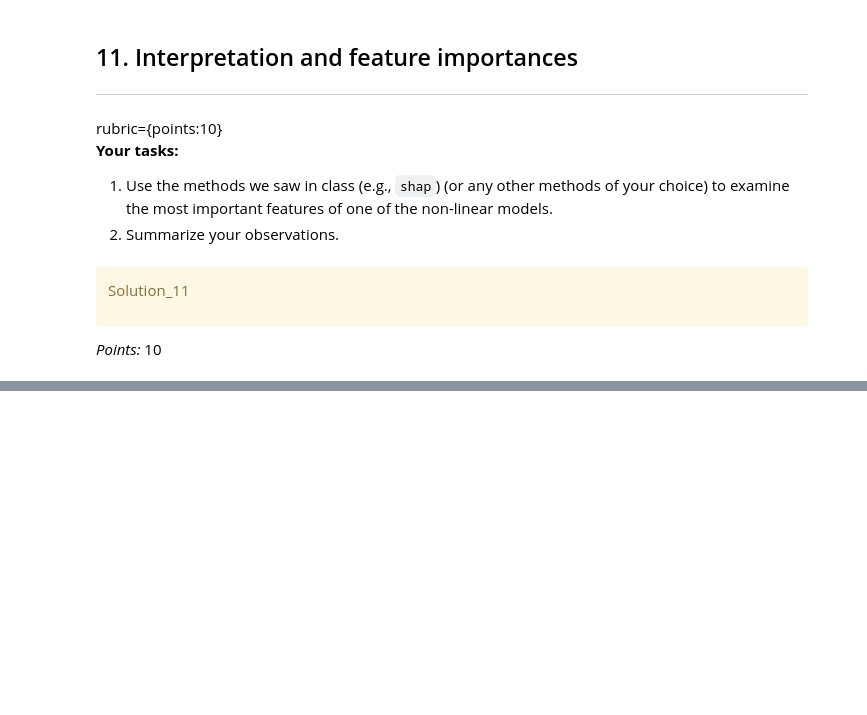
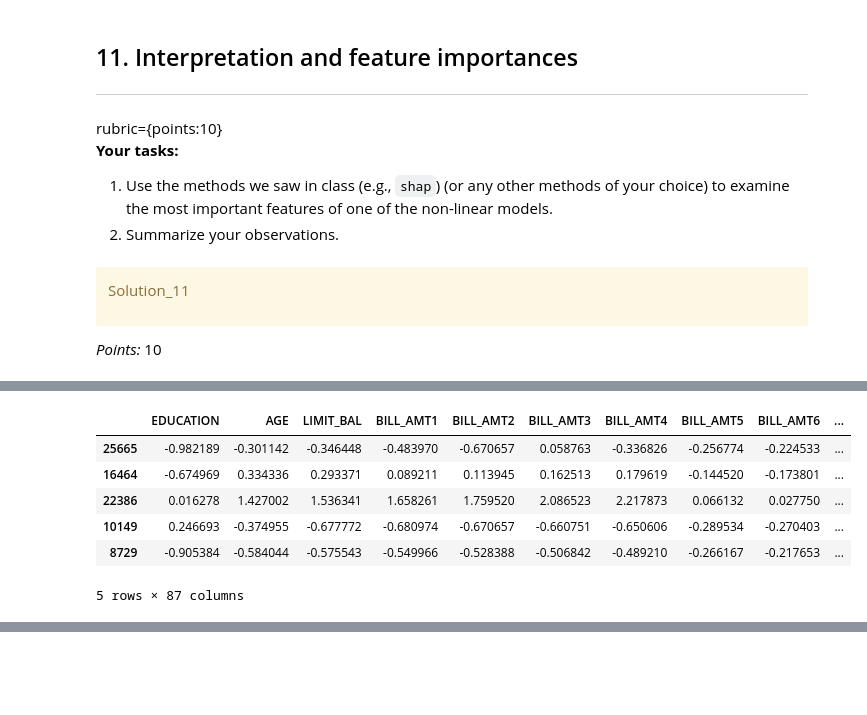
Before and after one commit to chloezandberg/cpsc330hw5, a Jupyter notebook: hw5.ipynb, the cells around one changed output, grey strips where cells are left out. Drawn from its saved outputs; the diff is of its cells as text; code cells hidden in the pictures; blank space fills up the shorter version.

```diff
--- a/hw5.ipynb
+++ b/hw5.ipynb
@@ -1169,0 +1158,15 @@ _Type your answer here, replacing this text._
+# %%
+X_test_enc = pd.DataFrame(
+    data=ct.transform(X_test).toarray(),
+    columns=column_names,
+    index=X_test.index,
+)
+X_test_enc.head()
+# %% [output]
+|  | EDUCATION | AGE | LIMIT_BAL | BILL_AMT1 | BILL_AMT2 | BILL_AMT3 | BILL_AMT4 | BILL_AMT5 | BILL_AMT6 | ... |
+| 25665 | -0.982189 | -0.301142 | -0.346448 | -0.483970 | -0.670657 | 0.058763 | -0.336826 | -0.256774 | -0.224533 | ... |
+| 16464 | -0.674969 | 0.334336 | 0.293371 | 0.089211 | 0.113945 | 0.162513 | 0.179619 | -0.144520 | -0.173801 | ... |
+| 22386 | 0.016278 | 1.427002 | 1.536341 | 1.658261 | 1.759520 | 2.086523 | 2.217873 | 0.066132 | 0.027750 | ... |
+| 10149 | 0.246693 | -0.374955 | -0.677772 | -0.680974 | -0.670657 | -0.660751 | -0.650606 | -0.289534 | -0.270403 | ... |
+| 8729 | -0.905384 | -0.584044 | -0.575543 | -0.549966 | -0.528388 | -0.506842 | -0.489210 | -0.266167 | -0.217653 | ... |
+5 rows × 87 columns
```
Also changed, not shown: parts of 41 cells of this notebook.
